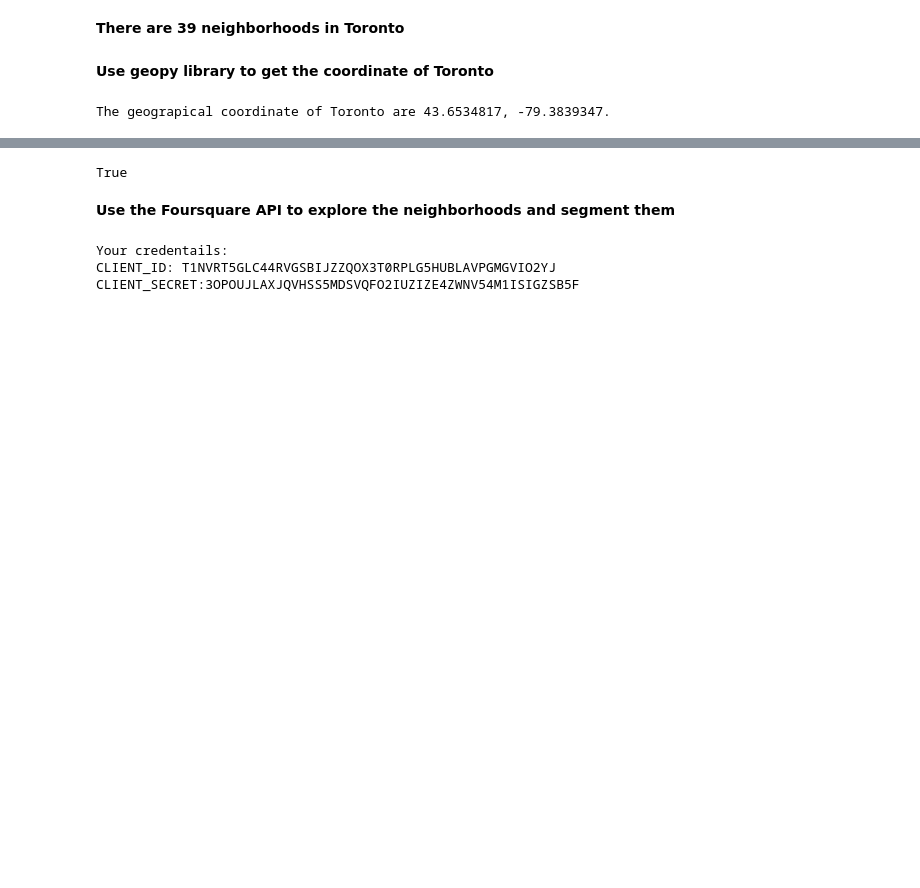
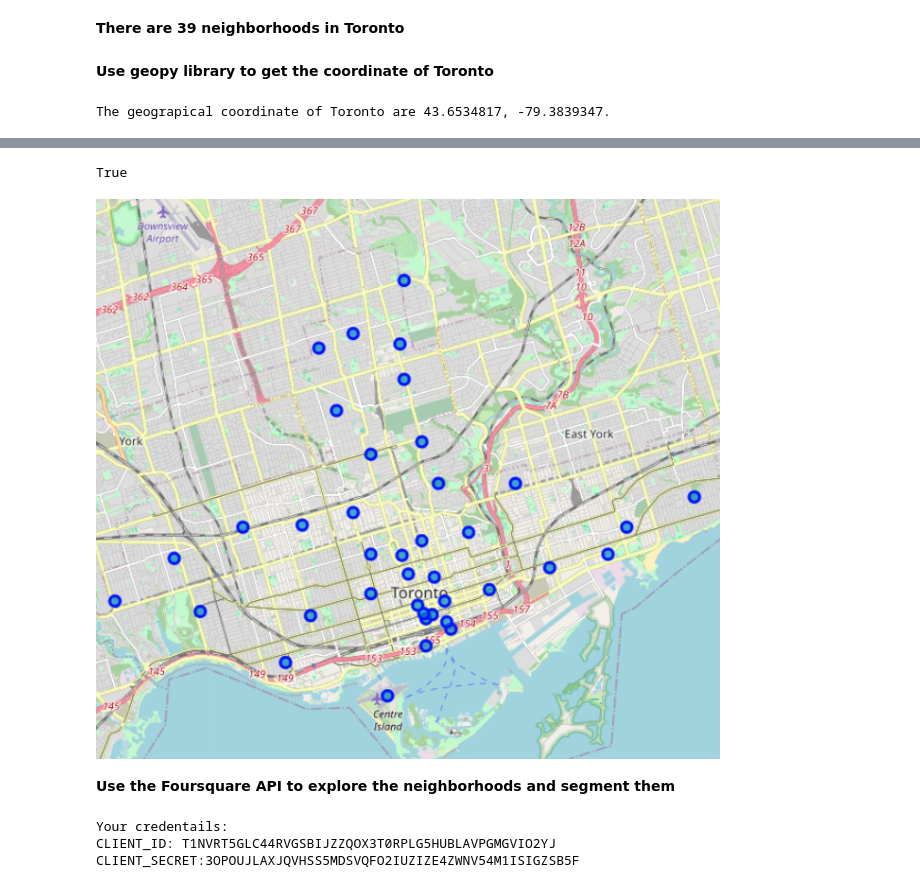
Before and after one commit to Andersen1997/Applied-Data-Science-Capstone-with-Python, a Jupyter notebook: Segmenting-and-Clustering-Neighborhoods-in-Toronto.ipynb, the cells around one changed output, grey strips where cells are left out. Drawn from its saved outputs; the diff is of its cells as text; code cells hidden in the pictures; blank space fills up the shorter version.

```diff
--- a/Segmenting-and-Clustering-Neighborhoods-in-Toronto.ipynb
+++ b/Segmenting-and-Clustering-Neighborhoods-in-Toronto.ipynb
@@ -232,8 +234,3 @@ map_toronto
 # %%
 # as folium maps will not display on GitHub, save it as an .html file then display
 map_toronto.save('before_clustering.html')
-# %%
-import webbrowser
-webbrowser.open("before_clustering.html")
-# %% [output]
-True
@@ -243,3 +237,13 @@ from IPython.display import Image
+# %%
+# opens a new tab to display the map, will not work on GitHub
+webbrowser.open("before_clustering.html")
+# %% [output]
+True
+# %%
+# so I took a screenshot from the new tab and display it here
+Image(filename='before_clustering.png')
+# %% [output]
+[figure, added]
 # %% [markdown]
 **Use the Foursquare API to explore the neighborhoods and segment them**
 # %%
```
Also changed, not shown: parts of 7 cells of this notebook, 4 other files.
